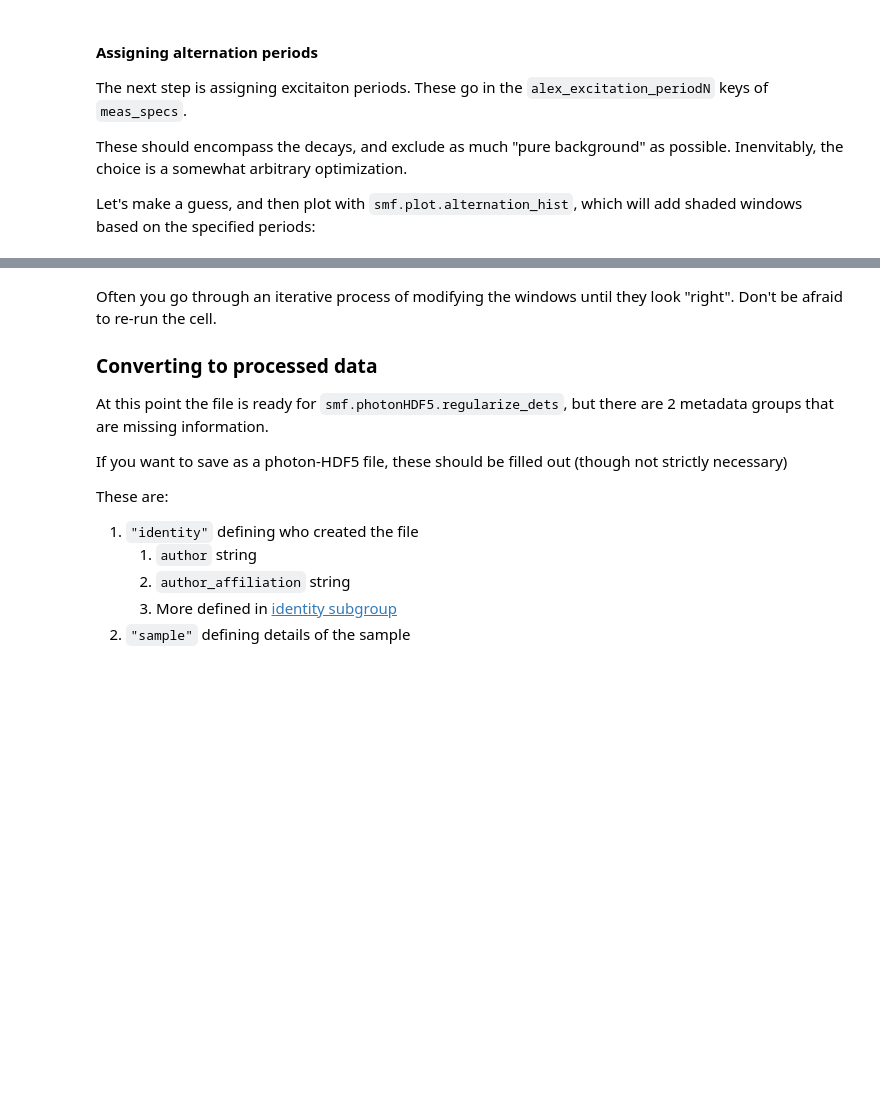
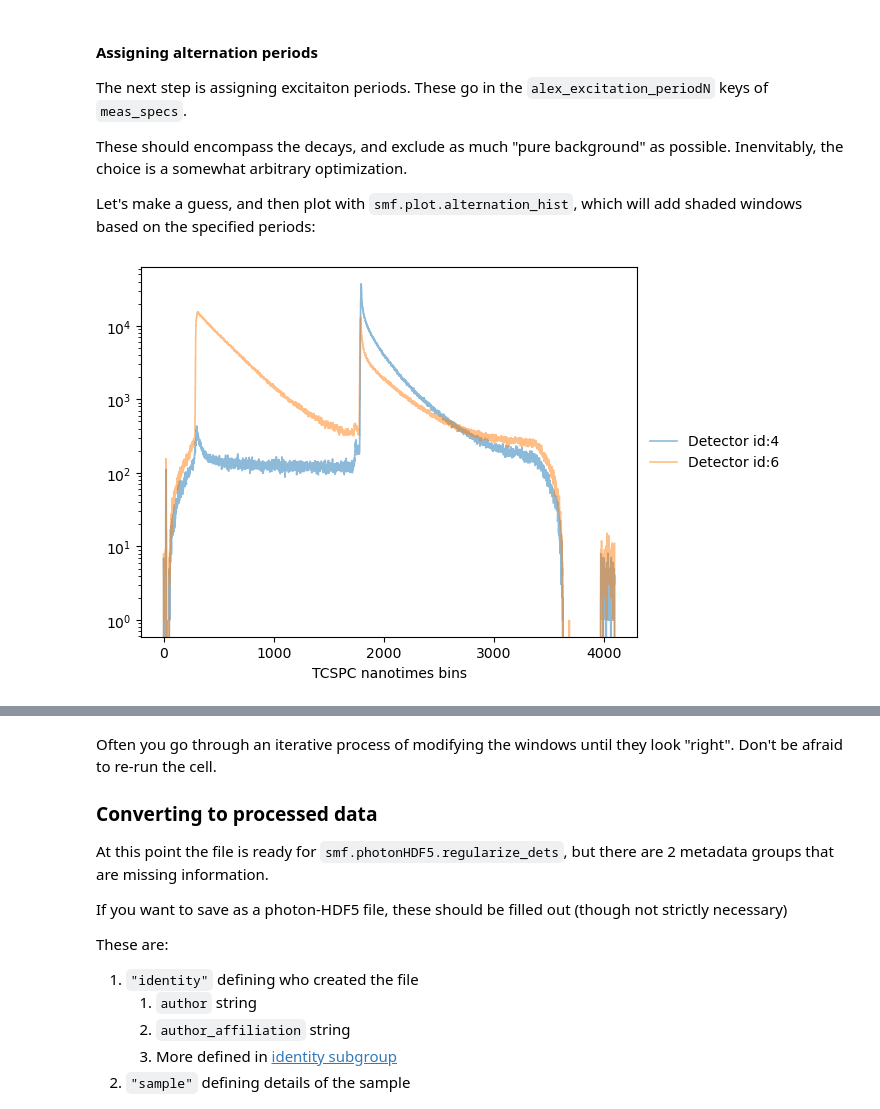
Before and after one commit to OpenSMFS/smfBursts, a Jupyter notebook: docs/source/notebooks/photonHDF5Tutorial.ipynb, the cells around one changed output, grey strips where cells are left out. Saved outputs shown, nothing was run; the diff lists cells and outputs as text; code cells hidden in the pictures; blank space fills up the shorter version.

```diff
--- a/docs/source/notebooks/photonHDF5Tutorial.ipynb
+++ b/docs/source/notebooks/photonHDF5Tutorial.ipynb
@@ -423,3 +423,8 @@ These should encompass the decays, and exclude as much "pure background" as poss
 Inenvitably, the choice is a somewhat arbitrary optimization.
 
 Let's make a guess, and then plot with `smf.plot.alternation_hist`, which will add shaded windows based on the specified periods:
+# %%
+spcd = spc.as_photonHDF5_dict
+# %%
+spcd['photon_data']['measurement_specs']['detectors_specs']['spectral_ch1'] = (4, )
+spcd['photon_data']['measurement_specs']['detectors_specs']['spectral_ch1'] = (6, )
@@ -426,3 +433,7 @@ Let's make a guess, and then plot with `smf.plot.alternation_hist`, which will a
+# %%
+phc.plotter.alternation_hist(spcd)
+# %% [output]
+[figure, added]
 # %%
 # Set excitation periods
 spc.photon_data[0].meas_specs['alex_excitation_period1'] = np.array([1800, 3300])
```
Also changed, not shown: parts of 5 cells of this notebook, 19 other files.
